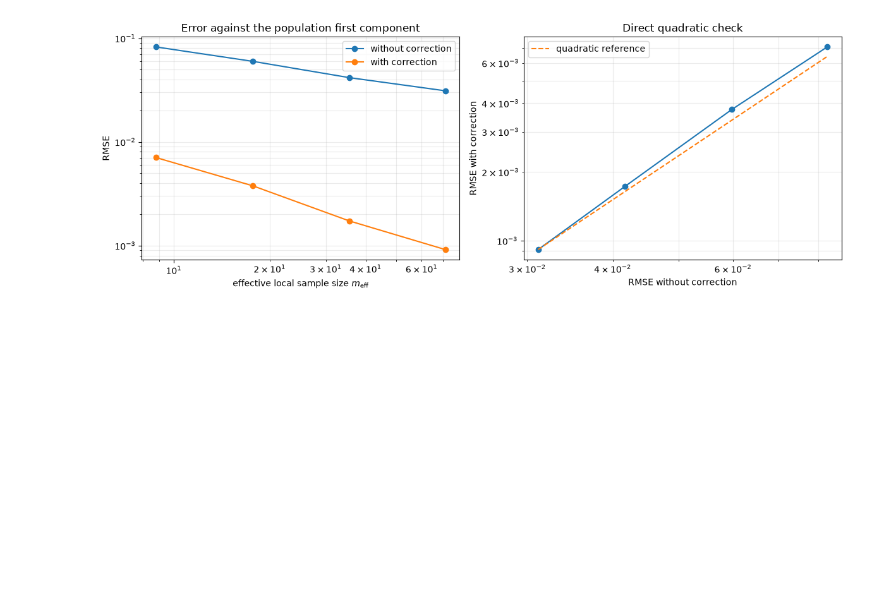
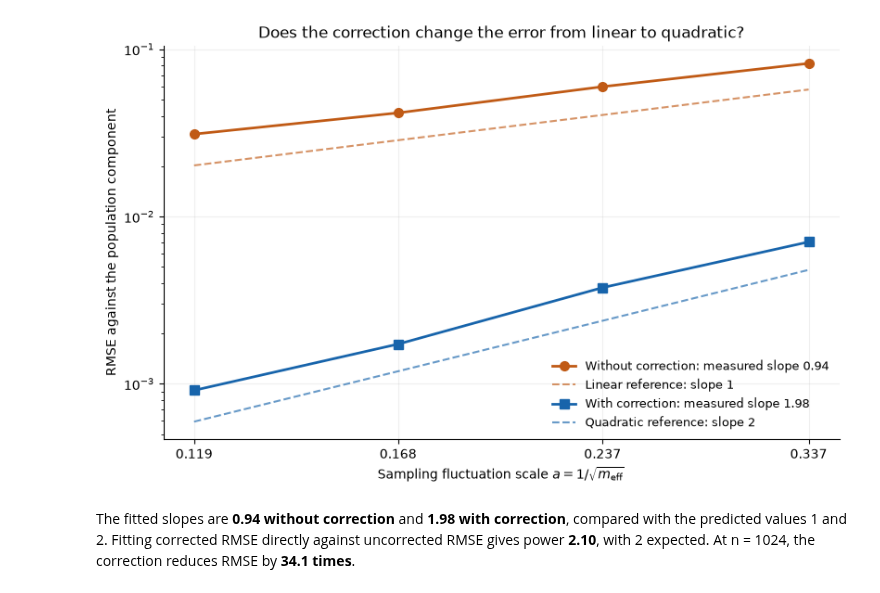
Before and after one commit to mkuziuk/imf, a Jupyter notebook: experiments/proposition-4-1/proposition_4_1_robust_imf_correction.ipynb, the cells around one changed output. Drawn from its saved outputs; the diff is of its cells as text; code cells hidden in the pictures; blank space fills up the shorter version.

Commit message:
Simplify the IMF correction experiment

```diff
--- a/experiments/proposition-4-1/proposition_4_1_robust_imf_correction.ipynb
+++ b/experiments/proposition-4-1/proposition_4_1_robust_imf_correction.ipynb
@@ -256,13 +207,0 @@ results
-# %%
-def log_log_slope(x: np.ndarray, y: np.ndarray) -> float:
-    return float(np.polyfit(np.log(x), np.log(y), deg=1)[0])
-
-
-slopes = pd.Series({
-    "RMSE without correction vs m_eff": log_log_slope(results["m_eff"], results["raw_rmse"]),
-    "RMSE with correction vs m_eff": log_log_slope(results["m_eff"], results["corrected_rmse"]),
-    "median sup without correction vs m_eff": log_log_slope(results["m_eff"], results["raw_median_sup"]),
-    "median sup with correction vs m_eff": log_log_slope(results["m_eff"], results["corrected_median_sup"]),
-    "corrected RMSE vs uncorrected RMSE": log_log_slope(results["raw_rmse"], results["corrected_rmse"]),
-}, name="estimated slope")
-slopes.to_frame()
@@ -276,23 +212,50 @@ slopes.to_frame()
 # %%
-fig, axes = plt.subplots(1, 2, figsize=(12, 4.5))
+def log_log_slope(x, y):
+    return float(np.polyfit(np.log(x), np.log(y), deg=1)[0])
 
-axes[0].loglog(results["m_eff"], results["raw_rmse"], "o-", label="without correction")
-axes[0].loglog(results["m_eff"], results["corrected_rmse"], "o-", label="with correction")
-axes[0].set(xlabel=r"effective local sample size $m_{\rm eff}$", ylabel="RMSE")
-axes[0].set_title("Error against the population first component")
-axes[0].legend()
-axes[0].grid(which="both", alpha=0.25)
 
-axes[1].loglog(results["raw_rmse"], results["corrected_rmse"], "o-")
-reference_x = np.array([results["raw_rmse"].min(), results["raw_rmse"].max()])
-reference_c = results["corrected_rmse"].iloc[-1] / results["raw_rmse"].iloc[-1] ** 2
-axes[1].loglog(reference_x, reference_c * reference_x**2, "--", label="quadratic reference")
-axes[1].set(xlabel="RMSE without correction", ylabel="RMSE with correction")
-axes[1].set_title("Direct quadratic check")
-axes[1].legend()
-axes[1].grid(which="both", alpha=0.25)
+raw_slope = log_log_slope(results["a"], results["raw_rmse"])
+corrected_slope = log_log_slope(results["a"], results["corrected_rmse"])
+quadratic_slope = log_log_slope(results["raw_rmse"], results["corrected_rmse"])
 
-fig.tight_layout()
+plot_data = results.sort_values("a")
+a = plot_data["a"].to_numpy()
+fig, ax = plt.subplots(figsize=(8, 5), layout="constrained")
+for column, label, color, marker, power, slope in [
+    ("raw_rmse", "Without correction", "#C05A15", "o", 1, raw_slope),
+    ("corrected_rmse", "With correction", "#1764AB", "s", 2, corrected_slope),
+]:
+    error = plot_data[column].to_numpy()
+    ax.loglog(a, error, marker + "-", color=color, linewidth=2, markersize=7,
+              label=f"{label}: measured slope {slope:.2f}")
+    # Place each reference below its data so the two lines remain visible.
+    reference = 0.65 * error[0] * (a / a[0]) ** power
+    ax.loglog(a, reference, "--", color=color, alpha=0.65,
+              label=f"{'Linear' if power == 1 else 'Quadratic'} reference: slope {power}")
+
+ax.set(
+    title="Does the correction change the error from linear to quadratic?",
+    xlabel=r"Sampling fluctuation scale $a = 1 / \sqrt{m_{\mathrm{eff}}}$",
+    ylabel="RMSE against the population component",
+)
+ax.set_xticks(a, labels=[f"{value:.3f}" for value in a], minor=False)
+ax.set_xticks([], minor=True)
+ax.grid(which="major", alpha=0.2)
+ax.spines[["top", "right"]].set_visible(False)
+ax.legend(loc="best", frameon=False, fontsize=9)
+plt.show()
 # %% [output]
-[figure, old version]
+[figure, new version]
+# %%
+improvement = results["raw_rmse"].iloc[-1] / results["corrected_rmse"].iloc[-1]
+display(Markdown(
+    f"The fitted slopes are **{raw_slope:.2f} without correction** "
+    f"and **{corrected_slope:.2f} with correction**, compared with the predicted "
+    f"values 1 and 2. Fitting corrected RMSE directly against uncorrected RMSE "
+    f"gives power **{quadratic_slope:.2f}**, with 2 expected. "
+    f"At n = {SAMPLE_SIZES[-1]}, the correction reduces RMSE by "
+    f"**{improvement:.1f} times**."
+))
+# %% [output]
+The fitted slopes are **0.94 without correction** and **1.98 with correction**, compared with the predicted values 1 and 2. Fitting corrected RMSE directly against uncorrected RMSE gives power **2.10**, with 2 expected. At n = 1024, the correction reduces RMSE by **34.1 times**.
 # %% [markdown]
```
Also changed, not shown: parts of 15 cells of this notebook.
